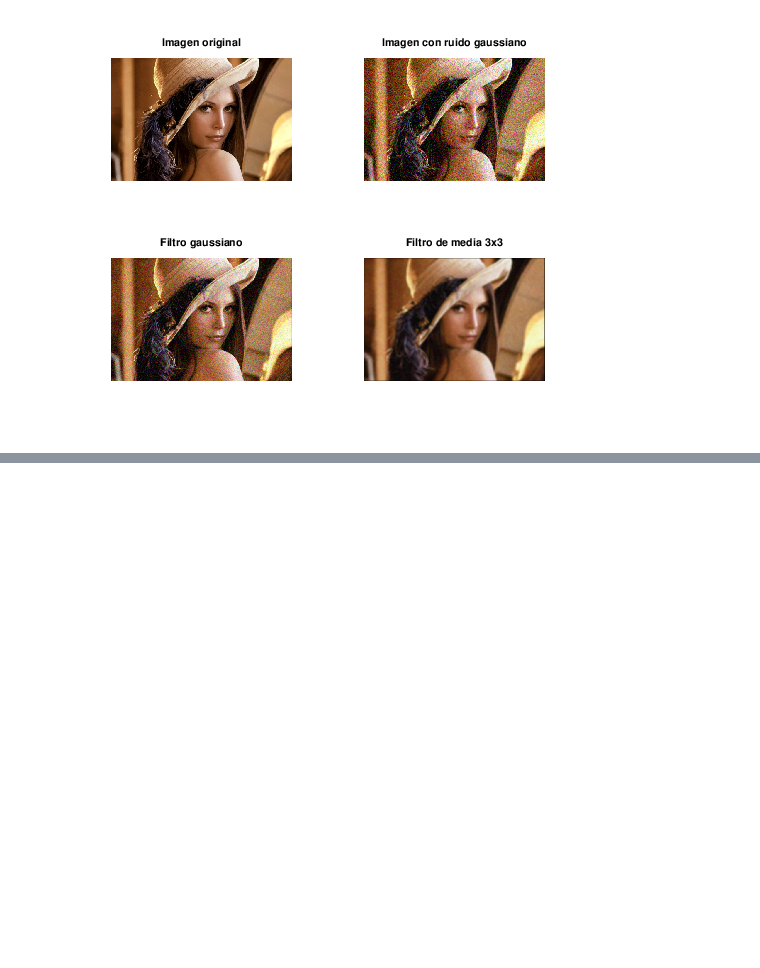
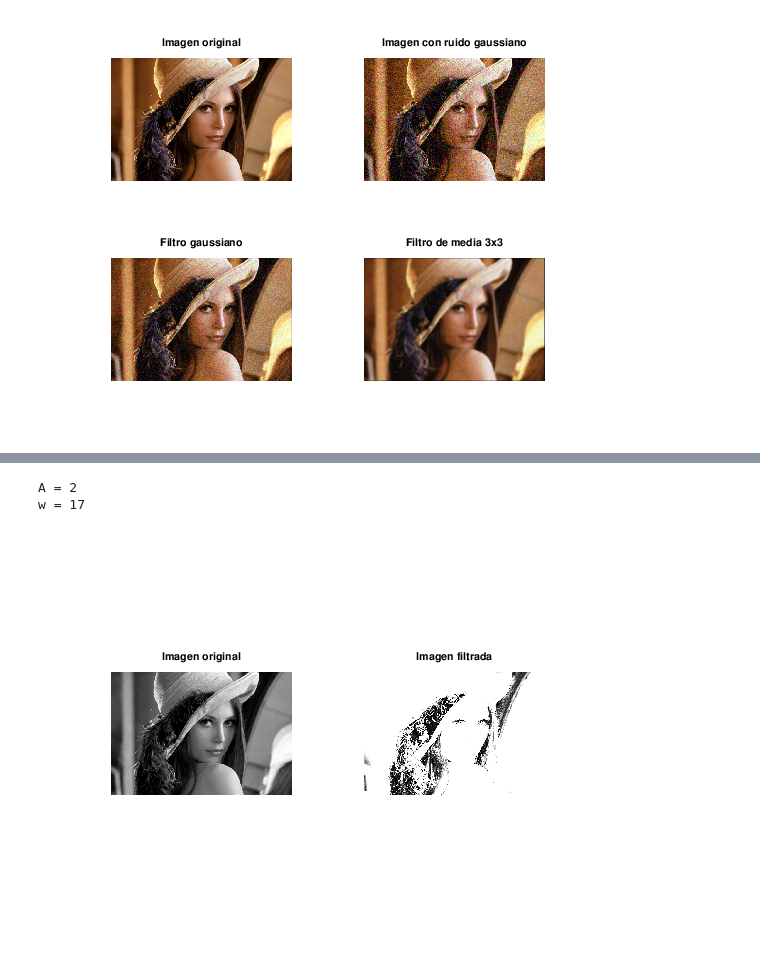
Before and after one commit to tionerJack/procesamiento_imagenes, a Jupyter notebook: operaciones_bajo_nivel.ipynb, the cells around one changed output, grey strips where cells are left out. Saved outputs shown, nothing was run; the diff lists cells and outputs as text; code cells hidden in the pictures; blank space fills up the shorter version.

```diff
--- a/operaciones_bajo_nivel.ipynb
+++ b/operaciones_bajo_nivel.ipynb
@@ -144,0 +165,21 @@ imagen y es más eficaz para reducir ruido gaussiano.
+# %%
+% Cargar la imagen
+imagen = imread('img/Lena.jpg');
+% Convertir la imagen a escala de grises (si es necesario)
+imagen_grises = rgb2gray(imagen);
+% Aplicar el filtro pasa altas simple con énfasis en frecuencias altas
+A=2
+w= 9*A-1
+filtro_pasa_altas = [-1 -1 -1; -1 w -1; -1 -1 -1];
+imagen_filtrada = imfilter(imagen_grises, filtro_pasa_altas);
+% Mostrar la imagen original y la imagen filtrada
+subplot(1, 2, 1);
+imshow(imagen_grises);
+title('Imagen original');
+subplot(1, 2, 2);
+imshow(imagen_filtrada);
+title('Imagen filtrada');
+# %% [output]
+A = 2
+w = 17
+[figure, added]
```
Also changed, not shown: parts of 6 cells of this notebook.
